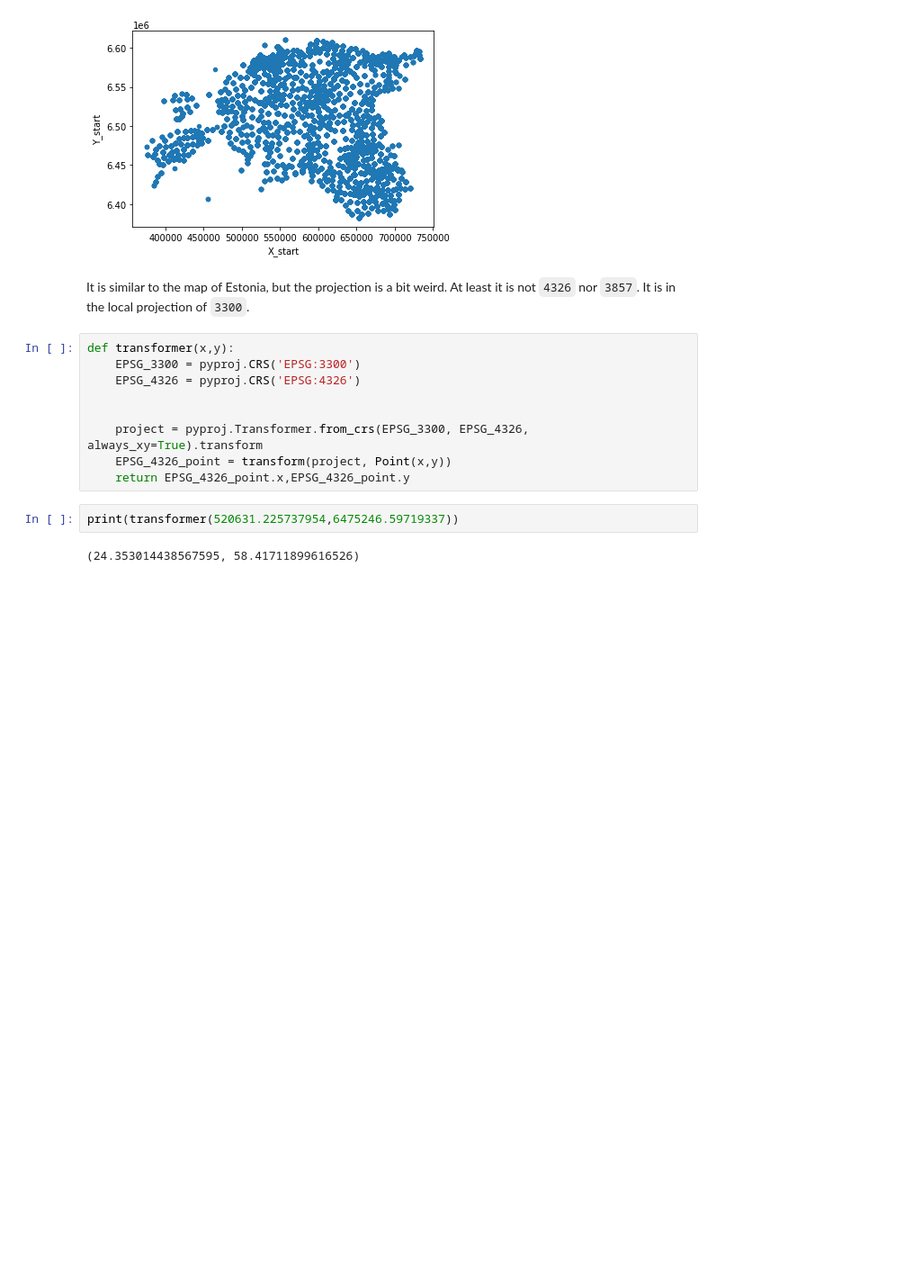
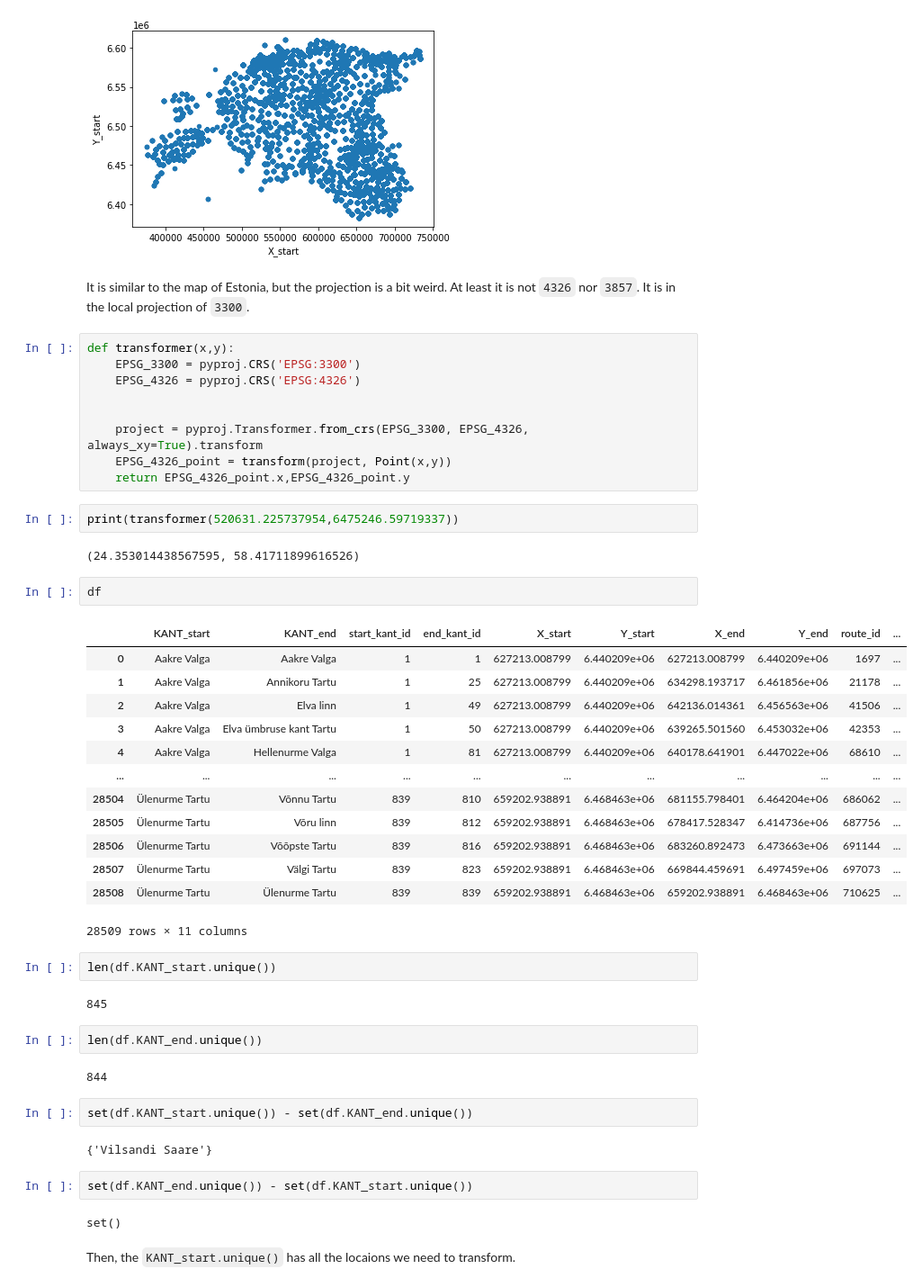
Before and after one commit to MINIMALaq/Connection_plot_on_the_map, a Jupyter notebook: pre_process.ipynb, the cells around one changed output. Shown at 90% size. Cells and saved outputs as stored; diff of their text form; blank space fills up the shorter version.

Commit message:
start to meke a dictionary of starting points

```diff
--- a/pre_process.ipynb
+++ b/pre_process.ipynb
@@ -25,3 +25,37 @@ def transformer(x,y):
 print(transformer(520631.225737954,6475246.59719337))
 # %% [output]
 (24.353014438567595, 58.41711899616526)
+# %%
+df
+# %% [output]
+|  | KANT_start | KANT_end | start_kant_id | end_kant_id | X_start | Y_start | X_end | Y_end | route_id | ... |
+| 0 | Aakre Valga | Aakre Valga | 1 | 1 | 627213.008799 | 6.440209e+06 | 627213.008799 | 6.440209e+06 | 1697 | ... |
+| 1 | Aakre Valga | Annikoru Tartu | 1 | 25 | 627213.008799 | 6.440209e+06 | 634298.193717 | 6.461856e+06 | 21178 | ... |
+| 2 | Aakre Valga | Elva linn | 1 | 49 | 627213.008799 | 6.440209e+06 | 642136.014361 | 6.456563e+06 | 41506 | ... |
+| 3 | Aakre Valga | Elva ümbruse kant Tartu | 1 | 50 | 627213.008799 | 6.440209e+06 | 639265.501560 | 6.453032e+06 | 42353 | ... |
+| 4 | Aakre Valga | Hellenurme Valga | 1 | 81 | 627213.008799 | 6.440209e+06 | 640178.641901 | 6.447022e+06 | 68610 | ... |
+| ... | ... | ... | ... | ... | ... | ... | ... | ... | ... | ... |
+| 28504 | Ülenurme Tartu | Võnnu Tartu | 839 | 810 | 659202.938891 | 6.468463e+06 | 681155.798401 | 6.464204e+06 | 686062 | ... |
+| 28505 | Ülenurme Tartu | Võru linn | 839 | 812 | 659202.938891 | 6.468463e+06 | 678417.528347 | 6.414736e+06 | 687756 | ... |
+| 28506 | Ülenurme Tartu | Võõpste Tartu | 839 | 816 | 659202.938891 | 6.468463e+06 | 683260.892473 | 6.473663e+06 | 691144 | ... |
+| 28507 | Ülenurme Tartu | Välgi Tartu | 839 | 823 | 659202.938891 | 6.468463e+06 | 669844.459691 | 6.497459e+06 | 697073 | ... |
+| 28508 | Ülenurme Tartu | Ülenurme Tartu | 839 | 839 | 659202.938891 | 6.468463e+06 | 659202.938891 | 6.468463e+06 | 710625 | ... |
+28509 rows × 11 columns
+# %%
+len(df.KANT_start.unique())
+# %% [output]
+845
+# %%
+len(df.KANT_end.unique())
+# %% [output]
+844
+# %%
+set(df.KANT_start.unique()) - set(df.KANT_end.unique())
+# %% [output]
+{'Vilsandi Saare'}
+# %%
+set(df.KANT_end.unique()) - set(df.KANT_start.unique())
+# %% [output]
+set()
+# %% [markdown]
+Then, the `KANT_start.unique()` has all the locaions we need to transform.
```
Also changed, not shown: 1 other file.
